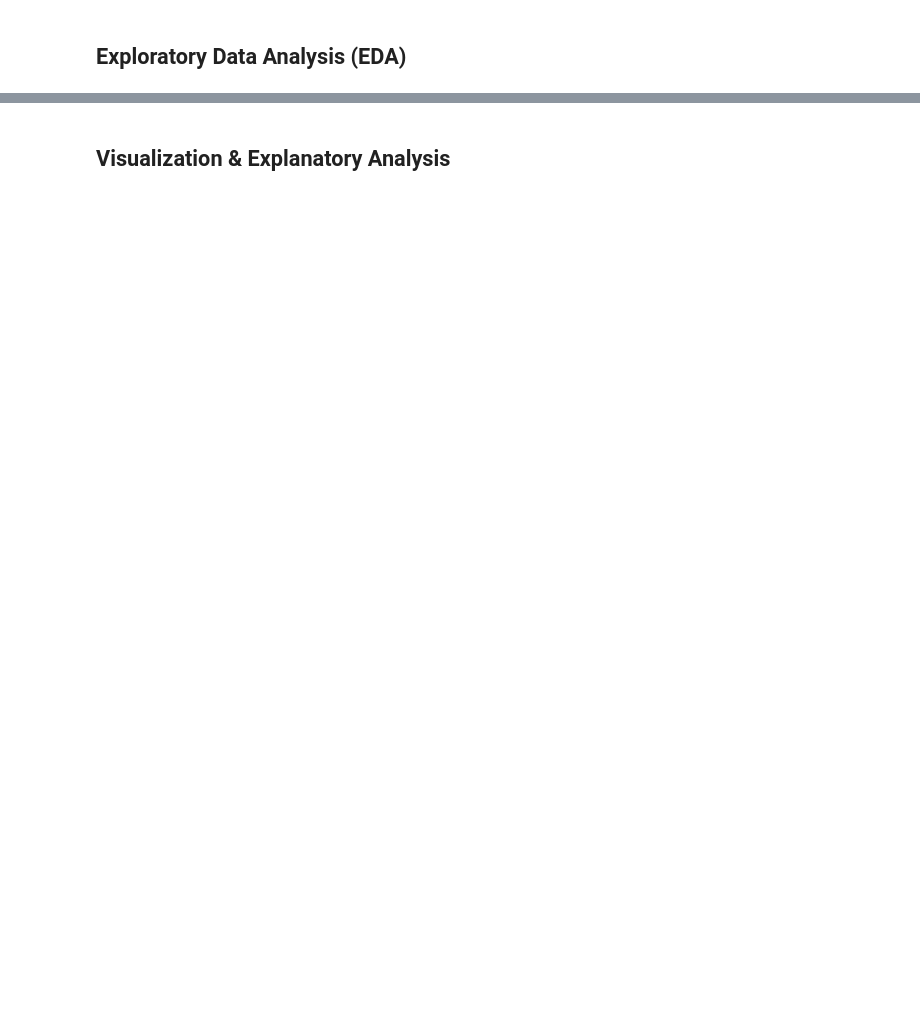
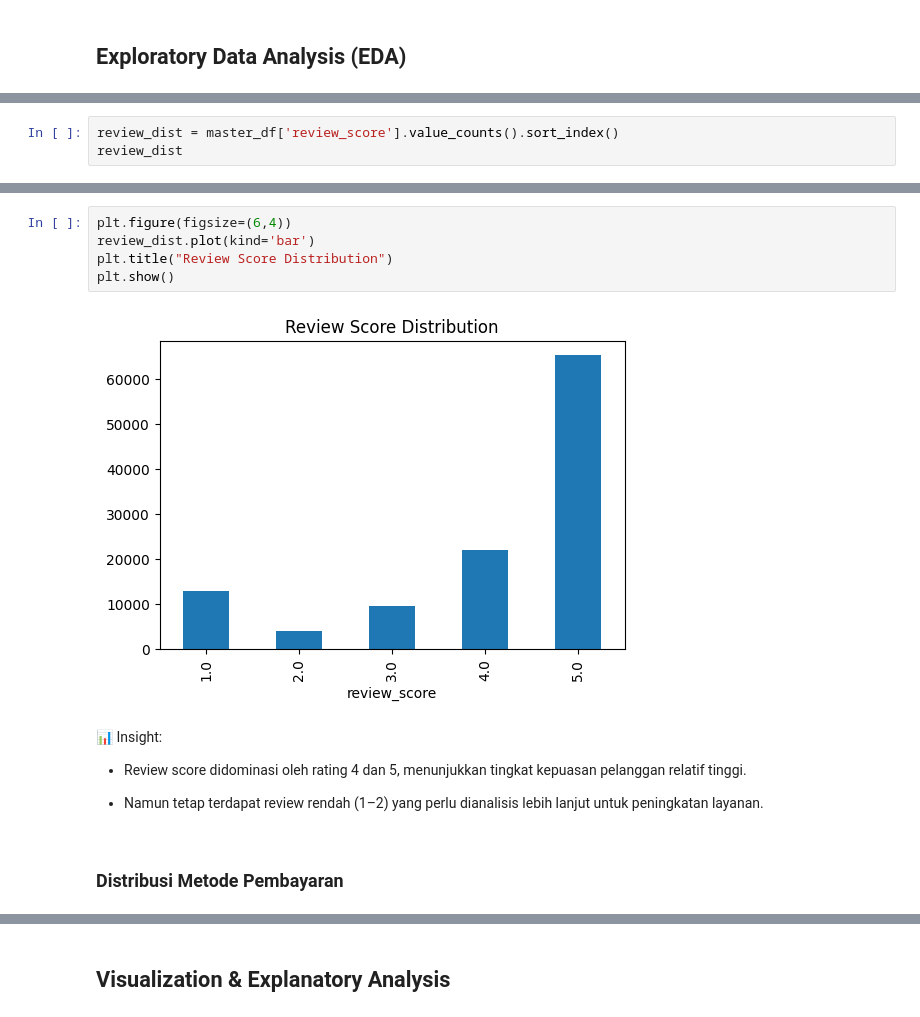
Before and after one commit to davidwesly/ecommerce-dashboard, a Jupyter notebook: notebook.ipynb, the cells around one changed output, grey strips where cells are left out. Drawn from its saved outputs; the diff is of its cells as text; blank space fills up the shorter version.

```diff
--- a/notebook.ipynb
+++ b/notebook.ipynb
@@ -315,0 +384,3 @@ Average Order Value (AOV):  160.55
+# %%
+review_dist = master_df['review_score'].value_counts().sort_index()
+review_dist
@@ -315,0 +396,17 @@ Average Order Value (AOV):  160.55
+# %%
+plt.figure(figsize=(6,4))
+review_dist.plot(kind='bar')
+plt.title("Review Score Distribution")
+plt.show()
+# %% [output]
+[figure, added]
+# %% [markdown]
+📊 Insight:
+
+* Review score didominasi oleh rating 4 dan 5,
+menunjukkan tingkat kepuasan pelanggan relatif tinggi.
+
+* Namun tetap terdapat review rendah (1–2)
+yang perlu dianalisis lebih lanjut untuk peningkatan layanan.
+# %% [markdown]
+### Distribusi Metode Pembayaran
```
Also changed, not shown: parts of 213 cells of this notebook.
